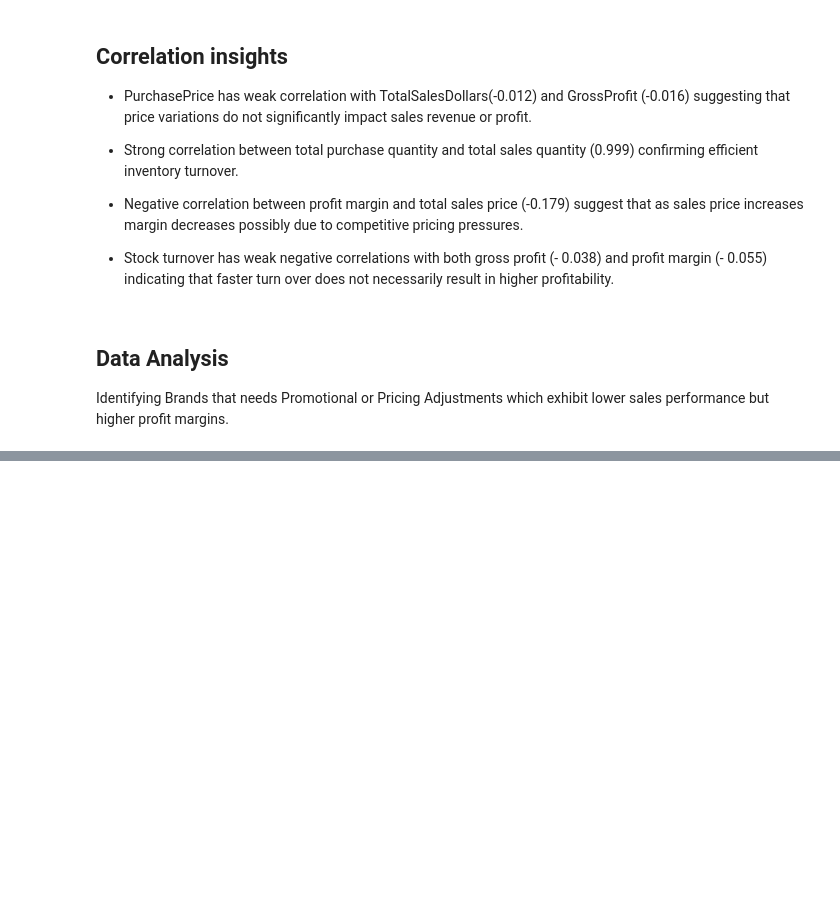
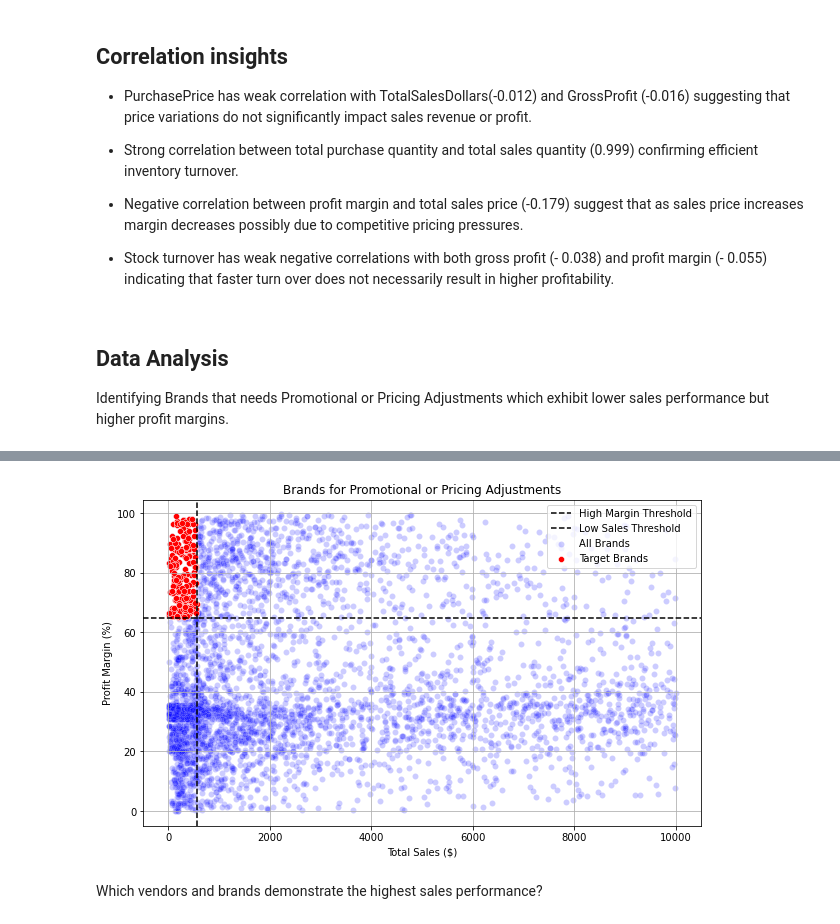
Before and after one commit to Priya-Kumari-Chourasia/Vendor_Performance_Analysis, a Jupyter notebook: Vendor_Performance_analysis.ipynb, the cells around one changed output, grey strips where cells are left out. Drawn from its saved outputs; the diff is of its cells as text; code cells hidden in the pictures; blank space fills up the shorter version.

```diff
--- a/Vendor_Performance_analysis.ipynb
+++ b/Vendor_Performance_analysis.ipynb
@@ -171,0 +182,10 @@ high_margin_threshold = brand_performance['ProfitMargin'].quantile(0.85)
+# %%
+#filter brands with low sales but high profit margins
+
+target_brands = brand_performance[
+    (brand_performance['TotalSalesDollars'] <= low_sales_threshold) &
+    (brand_performance['ProfitMargin'] >= high_margin_threshold)
+]
+
+print("Brands with Low Sales but High Profit Margins: ")
+display(target_brands.sort_values('TotalSalesDollars'))
@@ -171,0 +207,21 @@ high_margin_threshold = brand_performance['ProfitMargin'].quantile(0.85)
+# %%
+# for better visualzation
+brand_performance = brand_performance[brand_performance['TotalSalesDollars']<10000]
+# %%
+plt.figure(figsize = (10,6))
+sns.scatterplot(data=brand_performance, x="TotalSalesDollars", y="ProfitMargin", color="blue", label="All Brands", alpha = 0.2)
+sns.scatterplot(data=target_brands, x="TotalSalesDollars", y="ProfitMargin", color="red", label="Target Brands")
+
+plt.axhline(high_margin_threshold, linestyle='--', color="black", label = "High Margin Threshold")
+plt.axvline(low_sales_threshold, linestyle='--', color="black", label = "Low Sales Threshold")
+
+plt.xlabel("Total Sales ($)")
+plt.ylabel("Profit Margin (%)")
+plt.title("Brands for Promotional or Pricing Adjustments")
+plt.legend()
+plt.grid(True)
+plt.show()
+# %% [output]
+[figure, added]
+# %% [markdown]
+Which vendors and brands demonstrate the highest sales performance?
```
Also changed, not shown: parts of 38 cells of this notebook.
